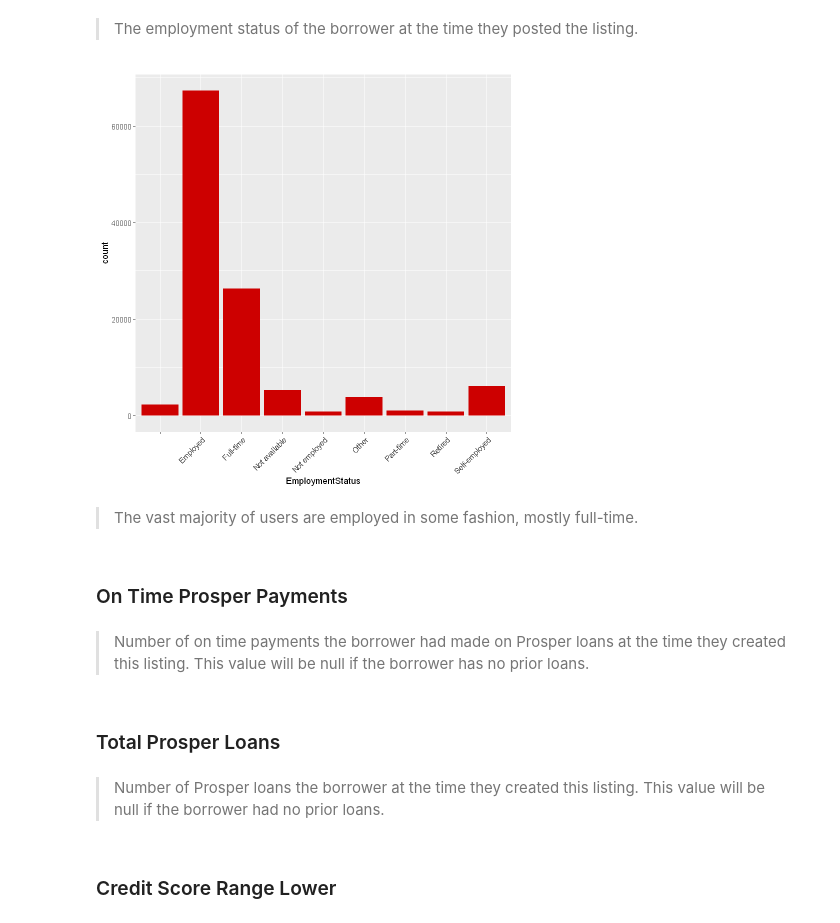
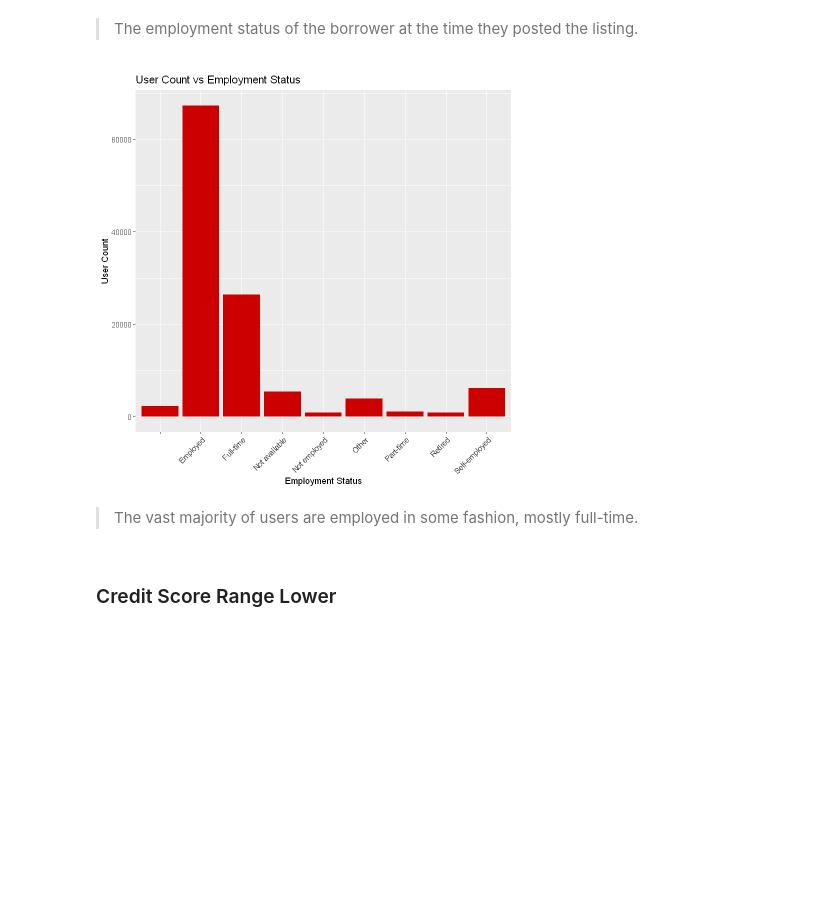
Before and after one commit to TJRiker11/Explore-and-Summarize-Data---Loan-Data, a Jupyter notebook: Explore and Summarize Data - Loan Data/Explore and Summarize Data - Loan Data.ipynb, the cells around one changed output. Cells and saved outputs as stored; diff of their text form; code cells hidden in the pictures; blank space fills up the shorter version.

```diff
--- a/Explore and Summarize Data - Loan Data/Explore and Summarize Data - Loan Data.ipynb
+++ b/Explore and Summarize Data - Loan Data/Explore and Summarize Data - Loan Data.ipynb
@@ -66,7 +64,7 @@ names(data)
 > I feel that these variables will provide good insight on loans off of eachother, for example, how does employment status affect the inquiries in the past 6 months? How does credit score affect the loan amount? These variables should provide good insight into different types of loans and how they affect other variables.
 # %%
 # Getting the variables we want to keep
-vars <- c('Term','BorrowerAPR','BankcardUtilization','IncomeRange','LoanOriginalAmount','InquiriesLast6Months','EmploymentStatus','OnTimeProsperPayments','TotalProsperLoans','CreditScoreRangeLower','CreditScoreRangeUpper','LoanStatus')
+vars <- c('Term','BorrowerAPR','BankcardUtilization','IncomeRange','LoanOriginalAmount','InquiriesLast6Months','EmploymentStatus','CreditScoreRangeLower','CreditScoreRangeUpper','LoanStatus')
 
 # Assigning the variables we want to a seperate dataset
 newData <- data[vars]
@@ -205,23 +205,17 @@ Warning message:
 # %%
 employmentData <- newData['EmploymentStatus']
 
 employmentChart <- ggplot(aes(x = EmploymentStatus), data = employmentData) +
                 geom_bar(fill = "red3") +
                 theme(axis.text.x = element_text(angle = 45, vjust = 1, hjust=1))
 
-employmentChart
+employmentChart + ggtitle('User Count vs Employment Status') +
+            xlab('Employment Status') +
+            ylab('User Count')
 # %% [output]
-[figure, old version]
+[figure, new version]
 # %% [markdown]
 > The vast majority of users are employed in some fashion, mostly full-time.
-# %% [markdown]
-### On Time Prosper Payments
-# %% [markdown]
-> Number of on time payments the borrower had made on Prosper loans at the time they created this listing. This value will be null if the borrower has no prior loans.
-# %% [markdown]
-### Total Prosper Loans
-# %% [markdown]
-> Number of Prosper loans the borrower at the time they created this listing. This value will be null if the borrower had no prior loans.
 # %% [markdown]
 ### Credit Score Range Lower
 # %% [markdown]
```
Also changed, not shown: parts of 9 cells of this notebook.
